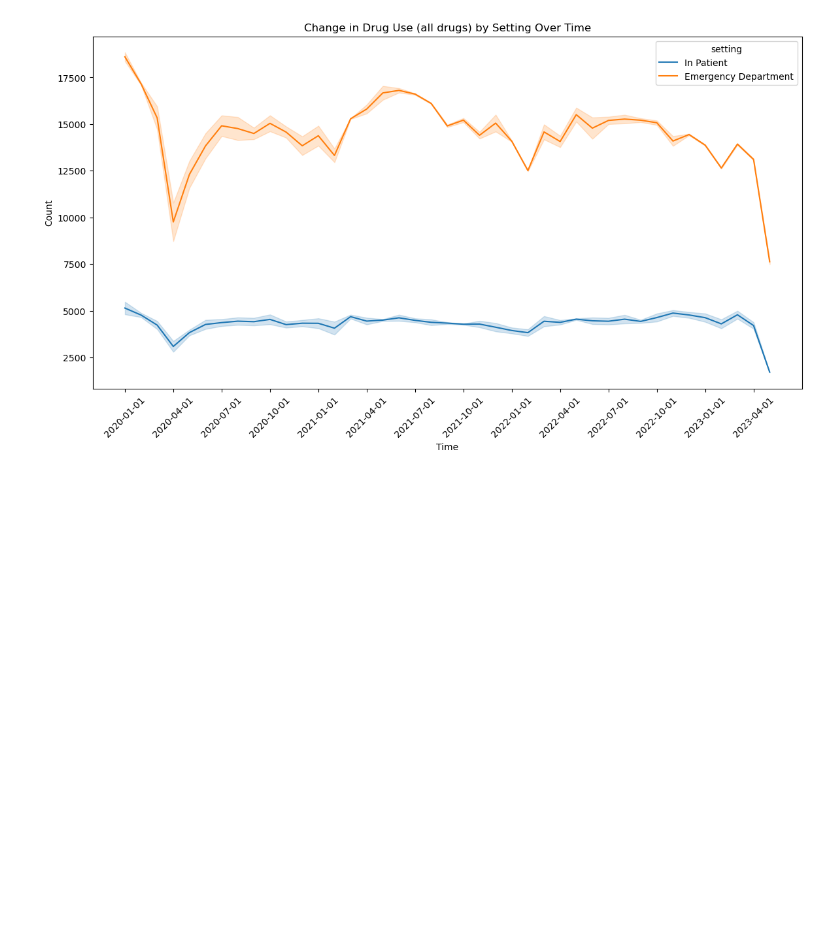
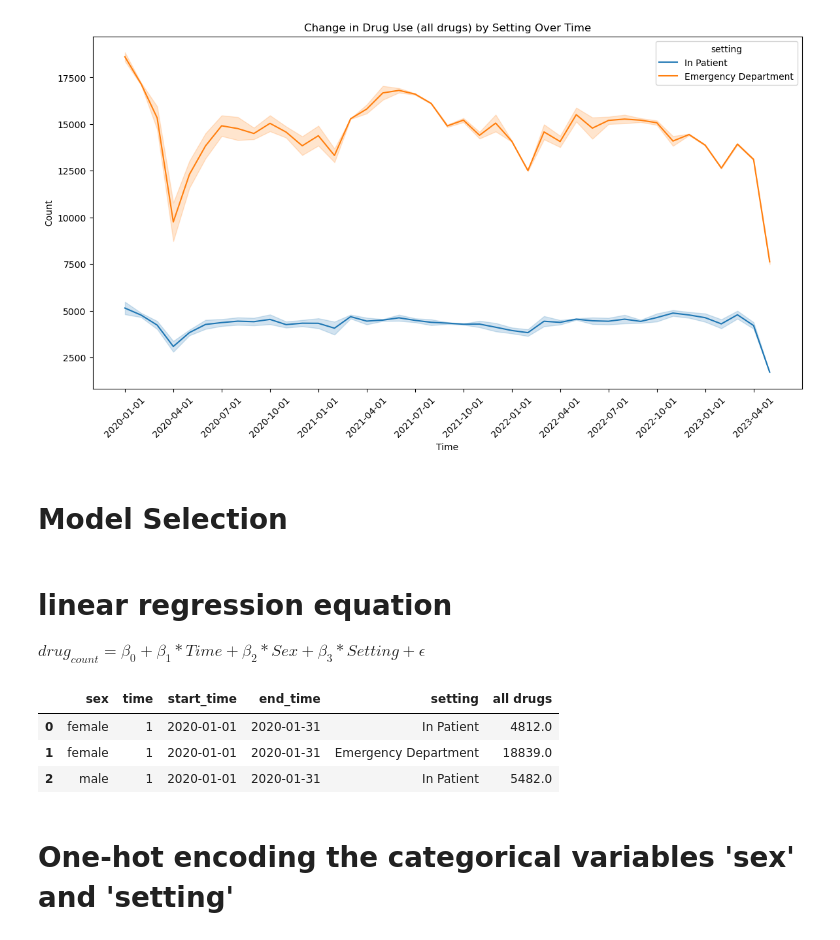
Before and after one commit to Briantmorr/Predictors-for-Drug-Use-in-associated-hospital-encounters, a Jupyter notebook: notebooks/MSAAI_final_500_501.ipynb, the cells around one changed output. Cells and saved outputs as stored; diff of their text form; code cells hidden in the pictures; blank space fills up the shorter version.

```diff
--- a/notebooks/MSAAI_final_500_501.ipynb
+++ b/notebooks/MSAAI_final_500_501.ipynb
@@ -484,3 +484,30 @@ for col in drug_sex_df.columns:
 # %% [output]
 all drugs
 [figure]
+# %% [markdown]
+# Model Selection
+# %%
+from sklearn.model_selection import train_test_split
+from sklearn.preprocessing import OneHotEncoder
+from sklearn.linear_model import LinearRegression
+from sklearn.metrics import mean_absolute_error, mean_squared_error
+import numpy as np
+
+FILENAME = "Drug_Use_Data_from_Selected_Hospitals.csv"
+filepath = f"../data/{FILENAME}"
+drug_sex_df = pd.read_csv(filepath)
+# %%
+drug_sex_df = load_csv(filepath)
+drug_sex_df = drug_sex_df.drop(columns=['all opioids', 'stimulants', 'cannabis', 'benzodiazepine'])
+# %% [markdown]
+# linear regression equation
+$drug_{count} = \beta_0 + \beta_1*Time + \beta_2*Sex + \beta_3*Setting + \epsilon$
+# %%
+drug_sex_df.head(3)
+# %% [output]
+|  | sex | time | start_time | end_time | setting | all drugs |
+| 0 | female | 1 | 2020-01-01 | 2020-01-31 | In Patient | 4812.0 |
+| 1 | female | 1 | 2020-01-01 | 2020-01-31 | Emergency Department | 18839.0 |
+| 2 | male | 1 | 2020-01-01 | 2020-01-31 | In Patient | 5482.0 |
+# %% [markdown]
+# One-hot encoding the categorical variables 'sex' and 'setting'
```
Also changed, not shown: parts of 12 cells of this notebook.
